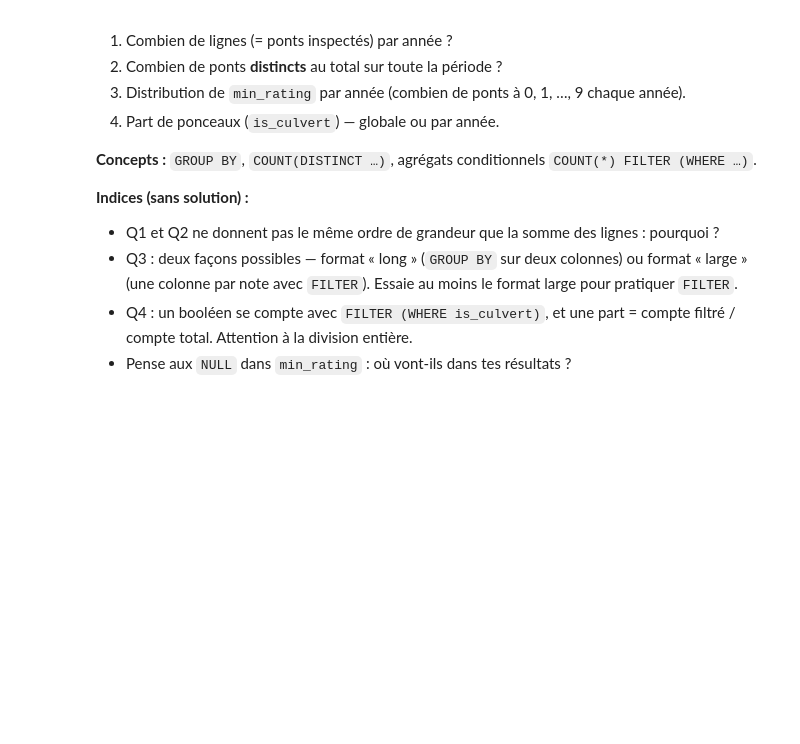
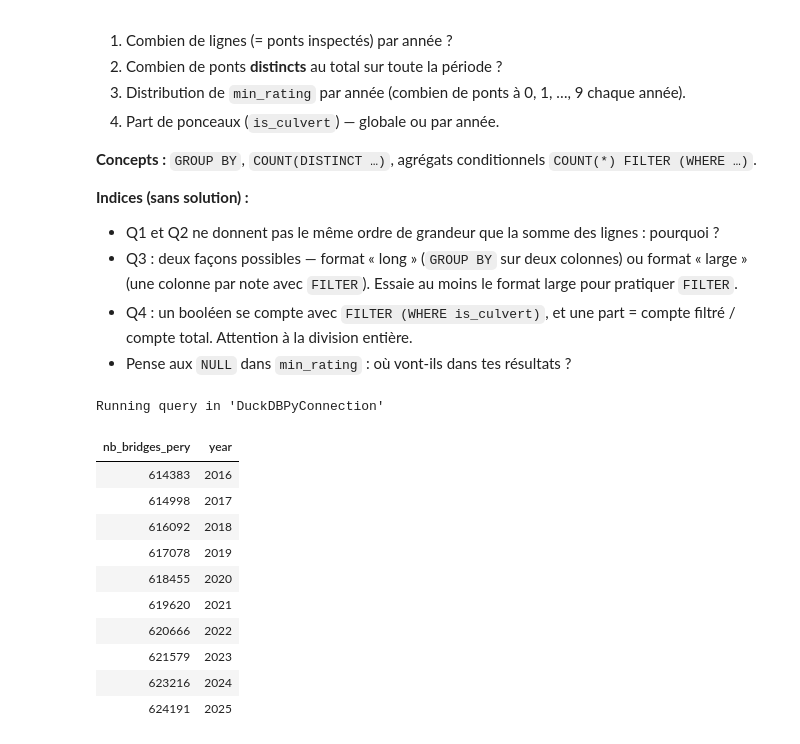
Before and after one commit to AHichem/bridge-deterioration-nbi, a Jupyter notebook: notebooks/02_sql_model.ipynb, the cells around one changed output. Cells and saved outputs as stored; diff of their text form; code cells hidden in the pictures; blank space fills up the shorter version.

```diff
--- a/notebooks/02_sql_model.ipynb
+++ b/notebooks/02_sql_model.ipynb
@@ -171,9 +221,23 @@ summarize inspections
 - Pense aux `NULL` dans `min_rating` : où vont-ils dans tes résultats ?
 # %%
 %%sql
--- Q1 — nombre de ponts par année
-SELECT COUNT (DISTINCT bridge_id) AS nb_bridges_pery FROM inspections
-GROUP BY year;
+-- Number of bridges inspected by year
+SELECT COUNT (DISTINCT bridge_id) AS nb_bridges_pery, year FROM inspections
+GROUP BY year,
+ORDER BY year;
+# %% [output]
+Running query in 'DuckDBPyConnection'
+| nb_bridges_pery | year |
+| 614383 | 2016 |
+| 614998 | 2017 |
+| 616092 | 2018 |
+| 617078 | 2019 |
+| 618455 | 2020 |
+| 619620 | 2021 |
+| 620666 | 2022 |
+| 621579 | 2023 |
+| 623216 | 2024 |
+| 624191 | 2025 |
 # %%
 %%sql
 -- Q2 — nombre de ponts distincts
```
Also changed, not shown: parts of 7 cells of this notebook.
